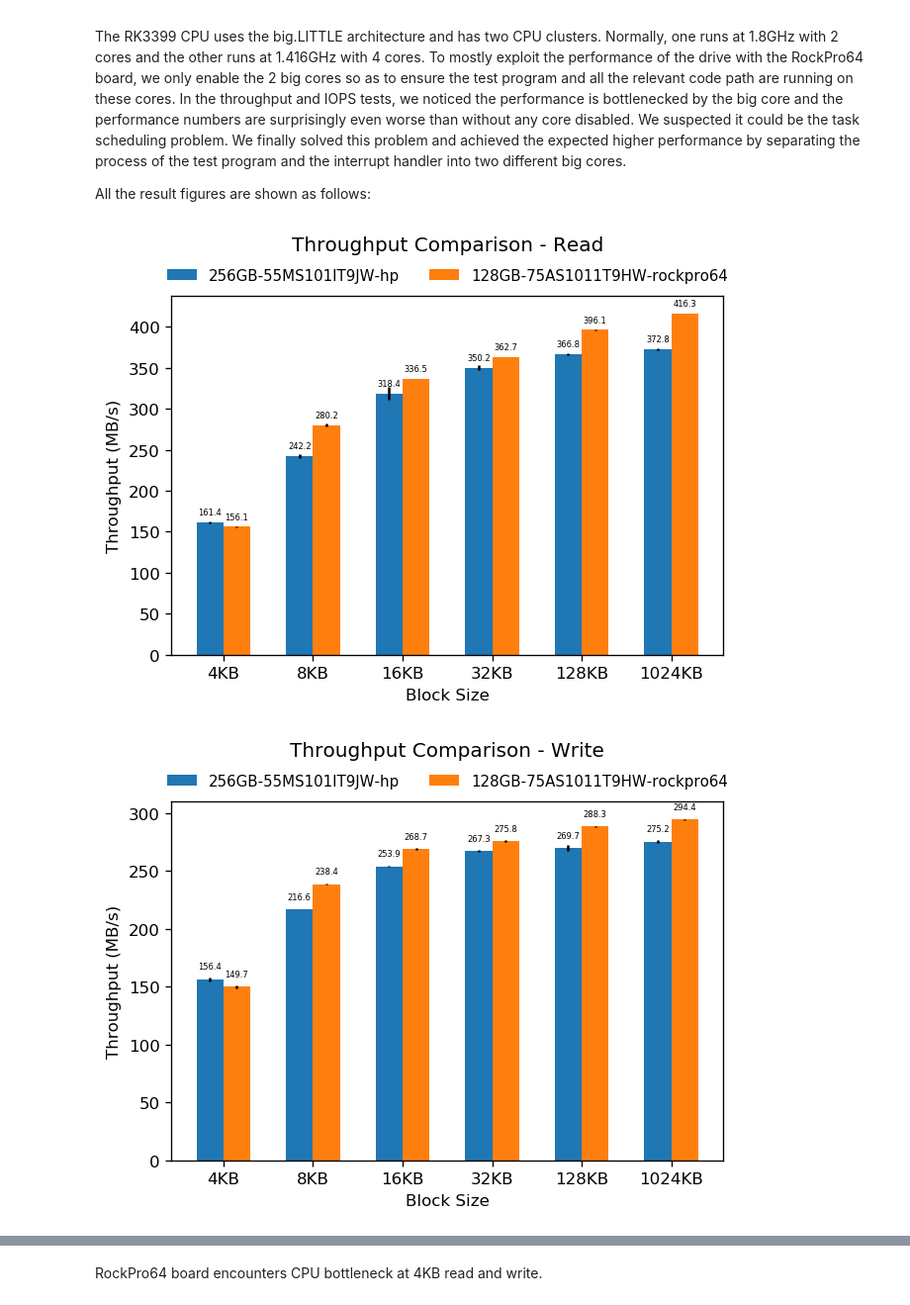
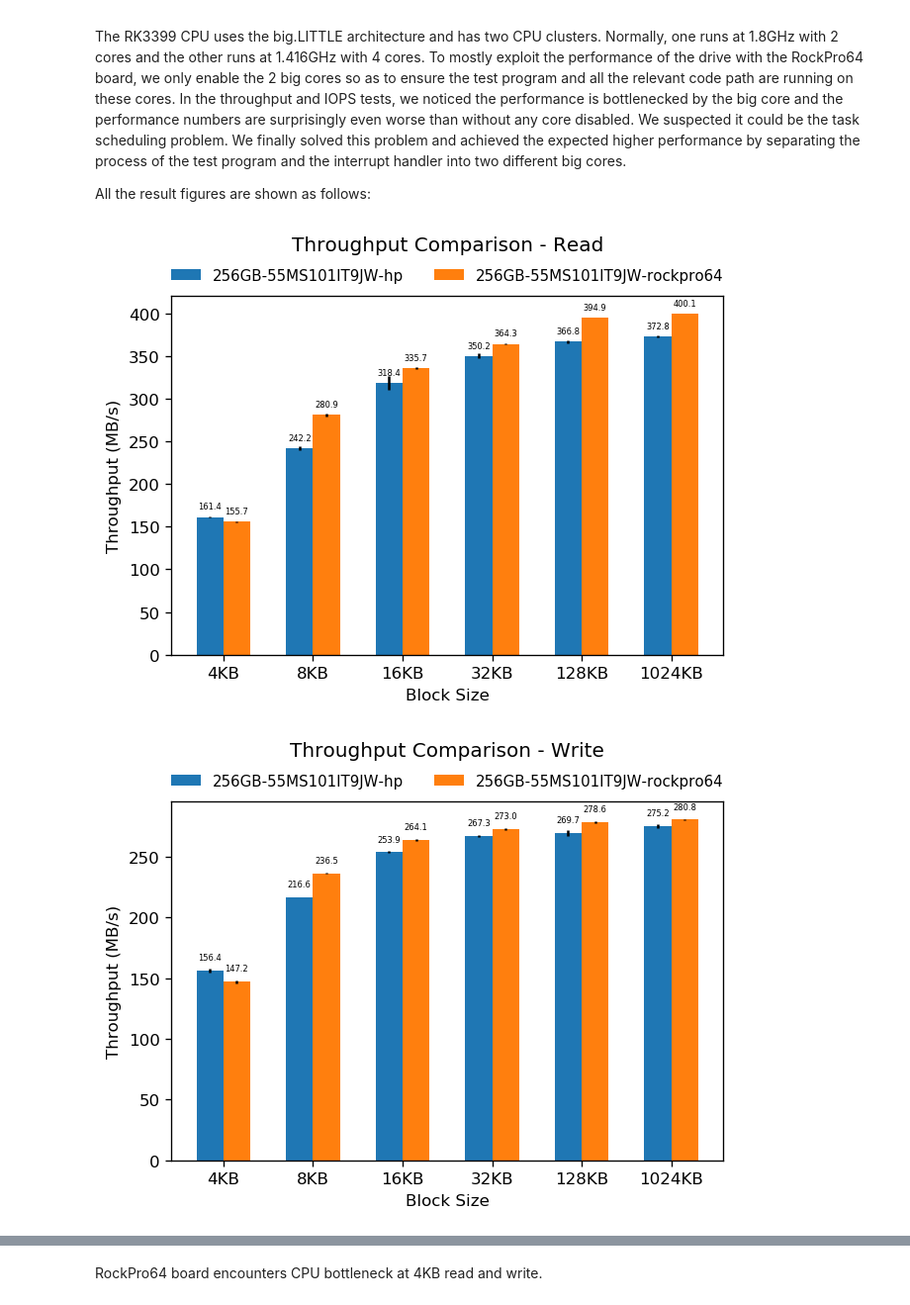
Before and after one commit to ljishen/SSSPT, a Jupyter notebook: analysis/notebooks/conclusion.ipynb, the cells around one changed output, grey strips where cells are left out. Shown: that part at 99% size. Saved outputs shown, nothing was run; the diff lists cells and outputs as text; code cells hidden in the pictures.

```diff
--- a/analysis/notebooks/conclusion.ipynb
+++ b/analysis/notebooks/conclusion.ipynb
@@ -86,10 +86,16 @@ All the result figures are shown as follows:
 # %%
 %run 'common/plot_throughput.py'
 
 plot_throughput_comp({
     '256GB-55MS101IT9JW-hp':        'hp/throughput/6',
+    '256GB-55MS101IT9JW-rockpro64': 'rockpro64/throughput/8'
+})
+
+
+plot_throughput_comp({
+    '128GB-75AS1011T9HW-hp':        'hp/throughput/5',
     '128GB-75AS1011T9HW-rockpro64': 'rockpro64/throughput/7'
 })
 # %% [output]
-[figure, old version]
+[figure, new version]
-[figure, old version]
+[figure, new version]
```
Also changed, not shown: parts of 3 cells of this notebook, 48 other files.
